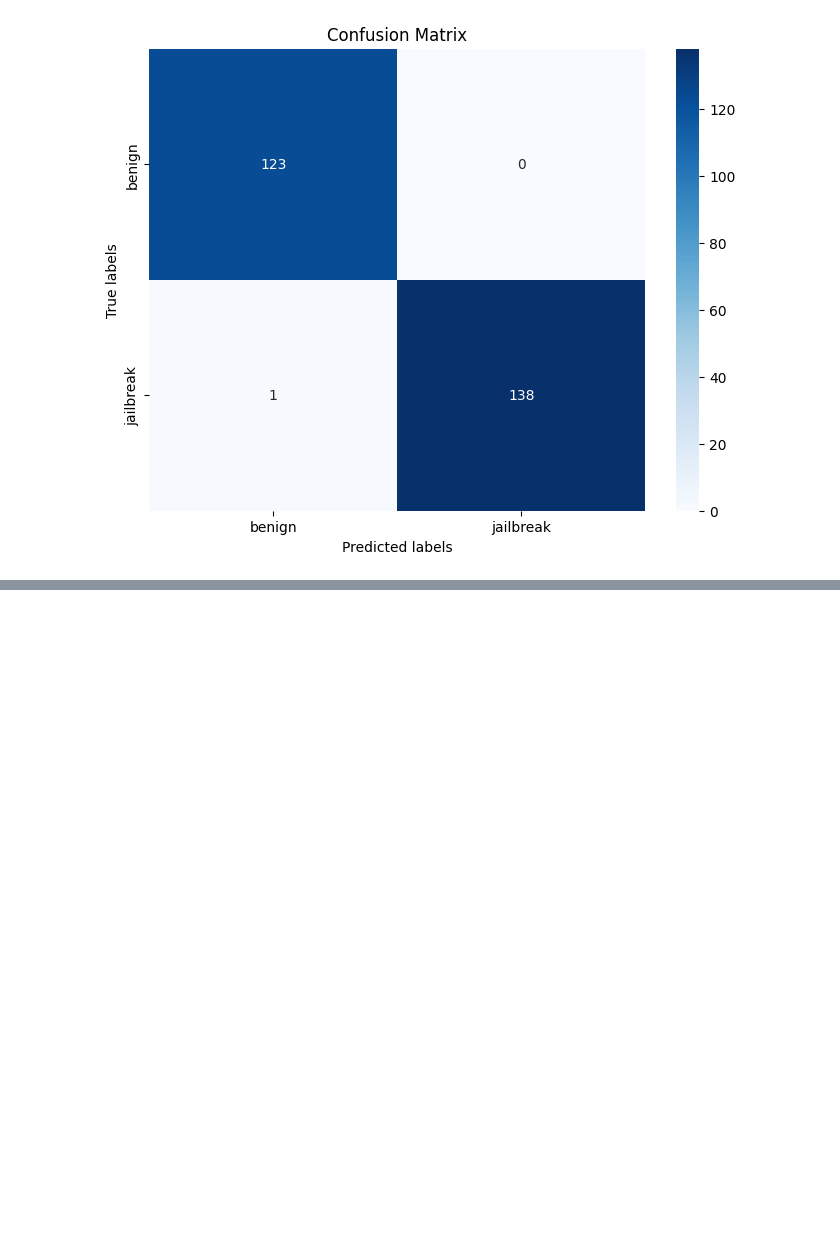
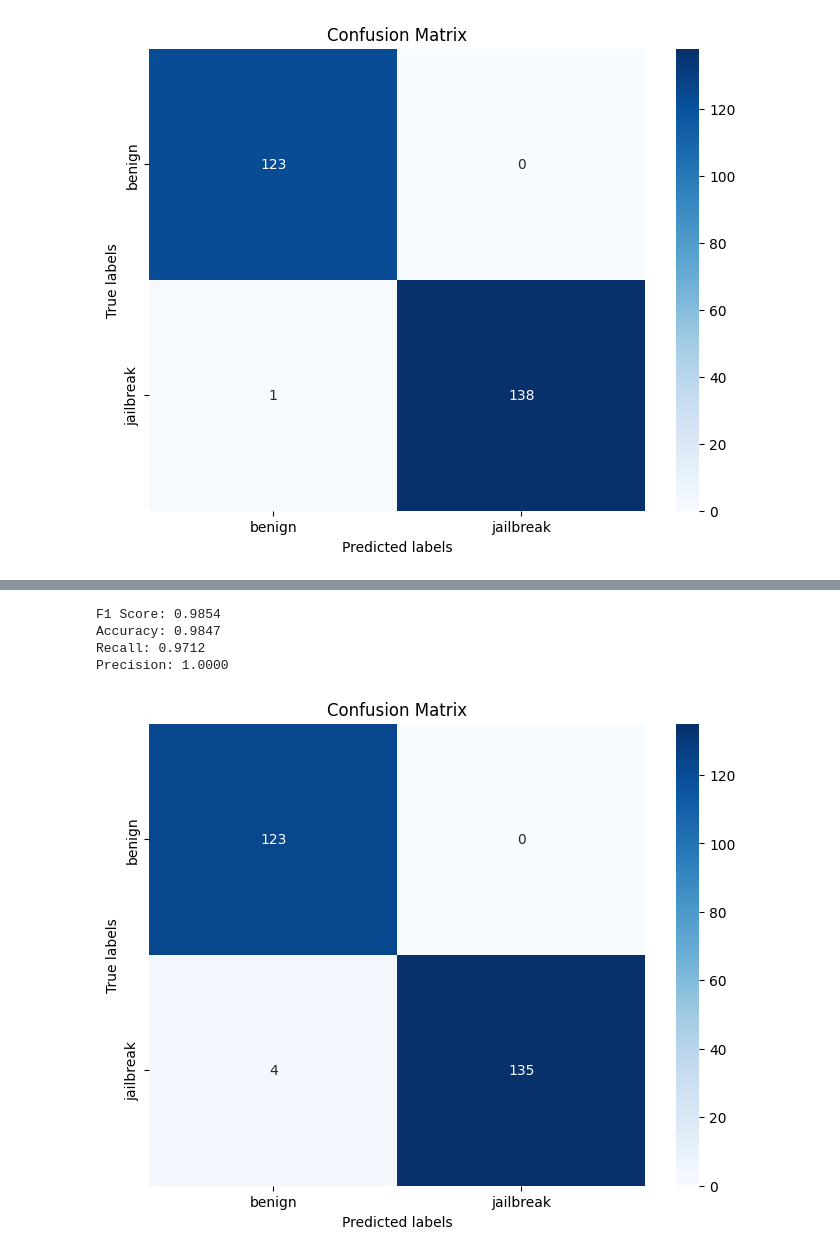
Before and after one commit to orannahum/qualifier_ml_engineer_home_assignment, a Jupyter notebook: 4-fine_tune_pretrained_transformer.ipynb, the cells around one changed output, grey strips where cells are left out. Cells and saved outputs as stored; diff of their text form; code cells hidden in the pictures; blank space fills up the shorter version.

```diff
--- a/4-fine_tune_pretrained_transformer.ipynb
+++ b/4-fine_tune_pretrained_transformer.ipynb
@@ -92,13 +89,12 @@ BertForSequenceClassification(
 # %%
-import torch
 # Check if MPS is available and set the device
 device = torch.device("mps" if torch.backends.mps.is_available() else "cpu")
 
 # Move the model to the MPS device
-model.to(device)
+trained_model.to(device)
 
 # Ensure model is in evaluation mode
-model.eval()
+trained_model.eval()
 
 # Prepare the test dataset (tokenized inputs and attention mask)
 X_test = tokenized_datasets["test"]["input_ids"]
@@ -110,7 +106,7 @@ attention_mask_tensor = torch.tensor(attention_mask).to(device)
 
 # Make predictions
 with torch.no_grad():  # Disable gradient calculation for predictions
-    outputs = model(input_ids_tensor, attention_mask=attention_mask_tensor)
+    outputs = trained_model(input_ids_tensor, attention_mask=attention_mask_tensor)
     logits = outputs.logits  # Get the logits from the output
 
 # Convert logits to probabilities using softmax
@@ -191,0 +167,10 @@ array([4.8707523, 4.905482 , 2.9927146, 4.8796144, 5.1712136, 4.806562 ,
+# %%
+
+# Assuming final_dataset["train"] and final_dataset["val"] are your train and validation datasets
+train_val_dataset = concatenate_datasets([final_dataset["train"], final_dataset["val"]])
+
+# Create the final DatasetDict
+final_dataset_2 = DatasetDict({
+    'train': train_val_dataset,
+    'test': tokenized_datasets['test']
+})
@@ -192,13 +233,24 @@ array([4.8707523, 4.905482 , 2.9927146, 4.8796144, 5.1712136, 4.806562 ,
 # %%
-# need show results .. with confussion matrix and other metrics
-# need to save model
-y_probs = trainer.model.predict(X_test).ravel()
-y_pred = (y_probs > 0.5).astype(int)
-_f1_score = f1_score(y_test, y_pred)
-_accuracy = accuracy_score(y_test, y_pred)
-_recall = recall_score(y_test, y_pred)
-_precision = precision_score(y_test, y_pred)
-print(f"F1 Score: {_f1_score}")
-print(f"Accuracy: {_accuracy}")
-print(f"Recall: {_recall}")
-print(f"Precision: {_precision}")
+# Move y_pred to CPU and convert to NumPy
+y_pred_cpu = y_pred.cpu().numpy() if isinstance(y_pred, torch.Tensor) else np.array(y_pred)
+
+# Calculate metrics
+_f1_score = f1_score(y_test, y_pred_cpu)
+_accuracy = accuracy_score(y_test, y_pred_cpu)
+_recall = recall_score(y_test, y_pred_cpu)
+_precision = precision_score(y_test, y_pred_cpu)
+
+# Print results
+print(f"F1 Score: {_f1_score:.4f}")
+print(f"Accuracy: {_accuracy:.4f}")
+print(f"Recall: {_recall:.4f}")
+print(f"Precision: {_precision:.4f}")
+# %% [output]
+F1 Score: 0.9854
+Accuracy: 0.9847
+Recall: 0.9712
+Precision: 1.0000
+# %%
+plot_confusion_matrix(y_test, y_pred_cpu, labels=['benign', 'jailbreak'])
+# %% [output]
+[figure, added]
```
Also changed, not shown: parts of 13 cells of this notebook, 8 other files.
